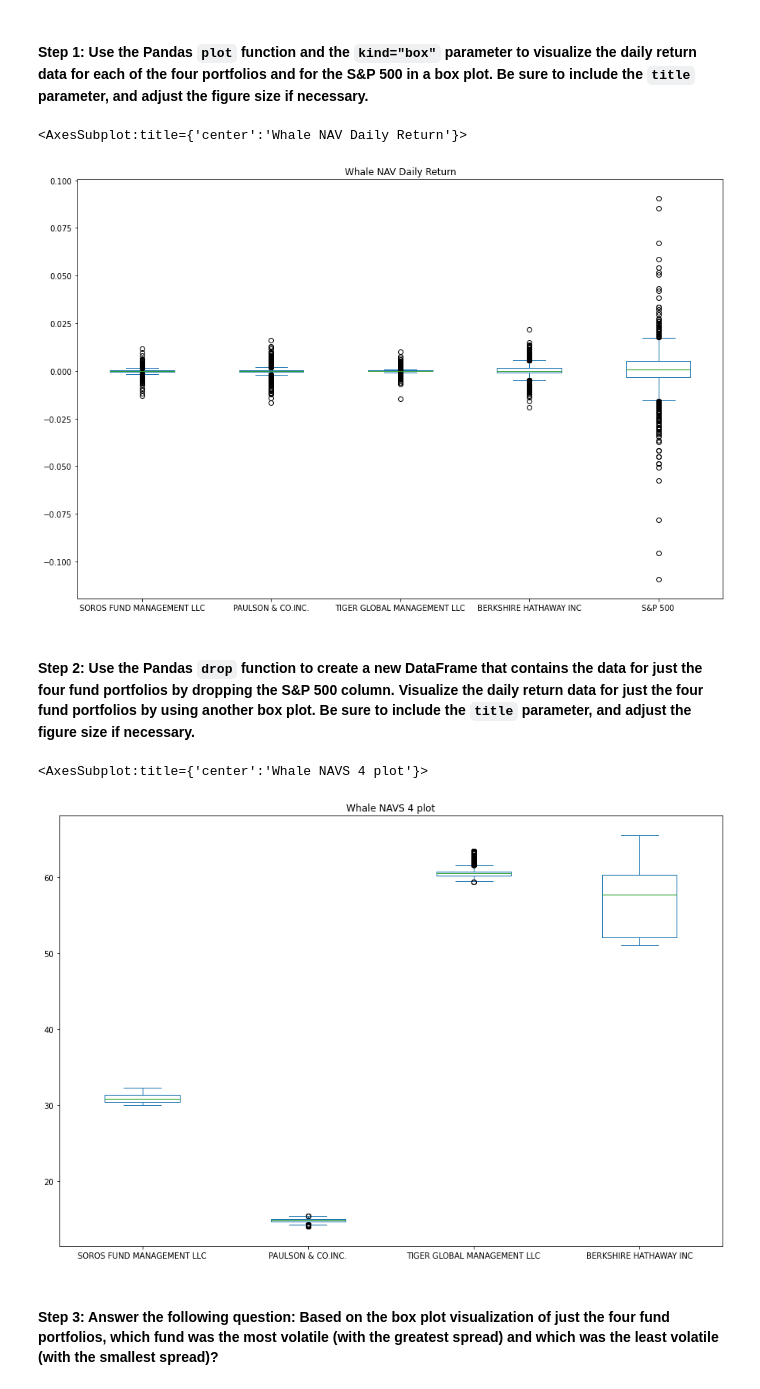
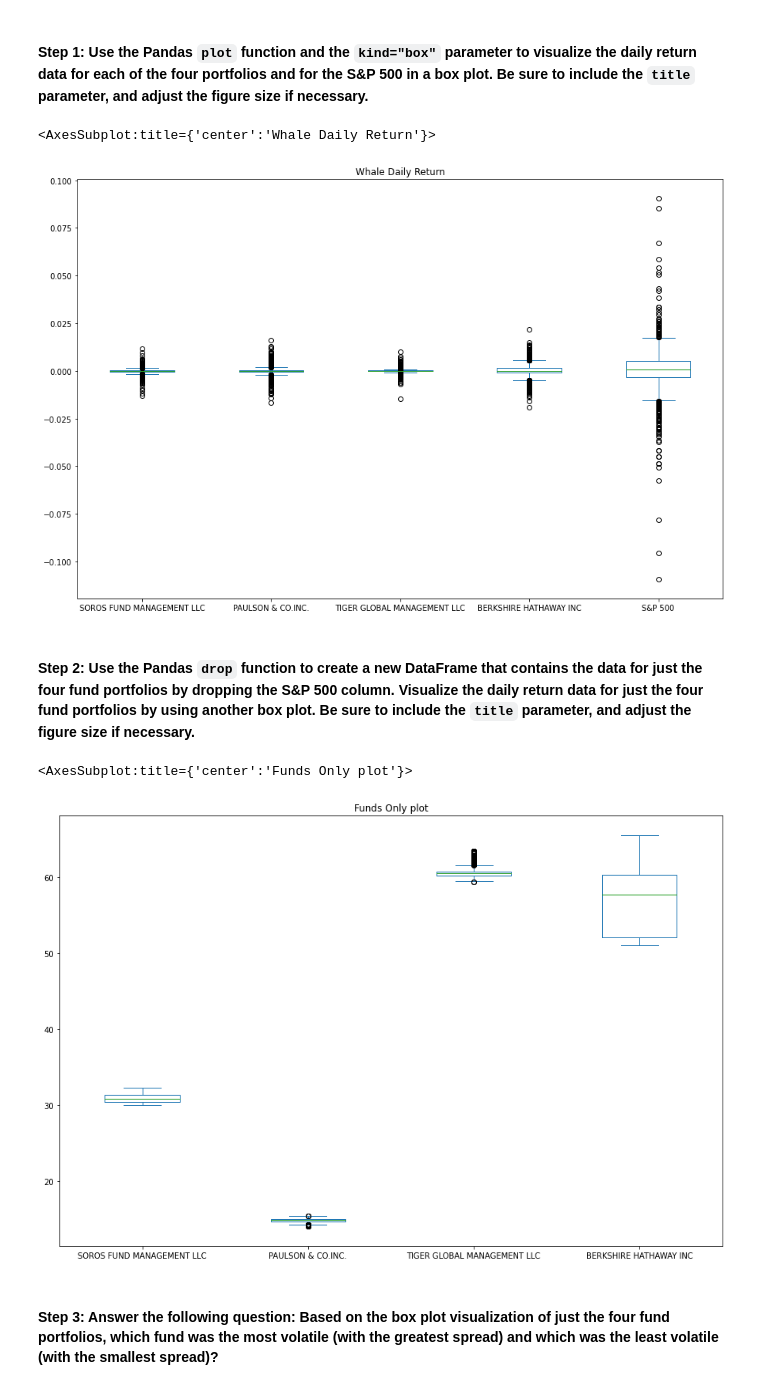
Before and after one commit to MaureenKC/Quantitative-Analysis-Challenge, a Jupyter notebook: Quantitative_Analysis/risk_return_analysis.ipynb, the cells around one changed output. Cells and saved outputs as stored; diff of their text form; code cells hidden in the pictures.

```diff
--- a/Quantitative_Analysis/risk_return_analysis.ipynb
+++ b/Quantitative_Analysis/risk_return_analysis.ipynb
@@ -109,9 +109,9 @@ from pathlib import Path
 # %%
 # Import the data by reading in the CSV file and setting the DatetimeIndex
 # Review the first 5 rows of the DataFrame
-whale_navs_df=pd.read_csv(Path("../Quantitative_Analysis/Resources/whale_navs.csv") ,index_col="date" , parse_dates= True , infer_datetime_format= True )
+whale_df=pd.read_csv(Path("../Quantitative_Analysis/Resources/whale_navs.csv") ,index_col="date" , parse_dates= True , infer_datetime_format= True )
 
-whale_navs_df.head()
+whale_df.head()
 # %% [output]
 |  | SOROS FUND MANAGEMENT LLC | PAULSON & CO.INC. | TIGER GLOBAL MANAGEMENT LLC | BERKSHIRE HATHAWAY INC | S&P 500 |
 | date |  |  |  |  |  |
@@ -198,21 +198,21 @@ Analyze the volatility of each of the four fund portfolios and of the S&P 500 In
 # %%
 # Use the daily return data to create box plots to visualize the volatility of the 4 funds and the S&P 500
 # Include a title parameter and adjust the figure size
-whale_nav_daily_returns.plot(kind="box" ,figsize=(15,10) , title="Whale NAV Daily Return")
+whale_daily_returns.plot(kind="box" ,figsize=(15,10) , title="Whale Daily Return")
 # %% [output]
-<AxesSubplot:title={'center':'Whale NAV Daily Return'}>
+<AxesSubplot:title={'center':'Whale Daily Return'}>
-[figure, old version]
+[figure, new version]
 # %% [markdown]
 #### Step 2: Use the Pandas `drop` function to create a new DataFrame that contains the data for just the four fund portfolios by dropping the S&P 500 column. Visualize the daily return data for just the four fund portfolios by using another box plot. Be sure to include the `title` parameter, and adjust the figure size if necessary.
 # %%
 # Create a new DataFrame containing only the 4 fund portfolios by dropping the S&P 500 column from the DataFrame
 # Create box plots to reflect the return data for only the 4 fund portfolios
 # Include a title parameter and adjust the figure size
-whale_navs_4_df=whale_navs_df.drop(columns= 'S&P 500')
-whale_navs_4_df.plot(kind="box" , figsize=(15,10) , title="Whale NAVS 4 plot")
+funds_only_df=whale_df.drop(columns= 'S&P 500')
+funds_only_df.plot(kind="box" , figsize=(15,10) , title="Funds Only plot")
 # %% [output]
-<AxesSubplot:title={'center':'Whale NAVS 4 plot'}>
+<AxesSubplot:title={'center':'Funds Only plot'}>
-[figure, old version]
+[figure, new version]
 # %% [markdown]
 #### Step 3: Answer the following question: Based on the box plot visualization of just the four fund portfolios, which fund was the most volatile (with the greatest spread) and which was the least volatile (with the smallest spread)?
 # %% [markdown]
```
Also changed, not shown: parts of 13 cells of this notebook, 1 other file.
